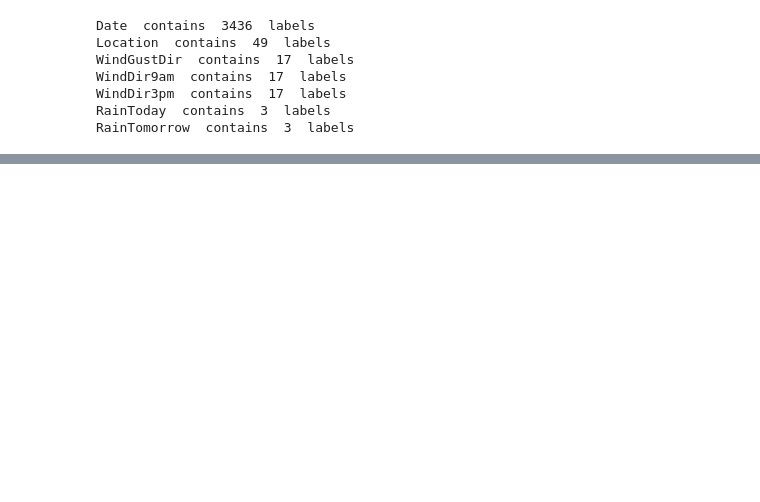
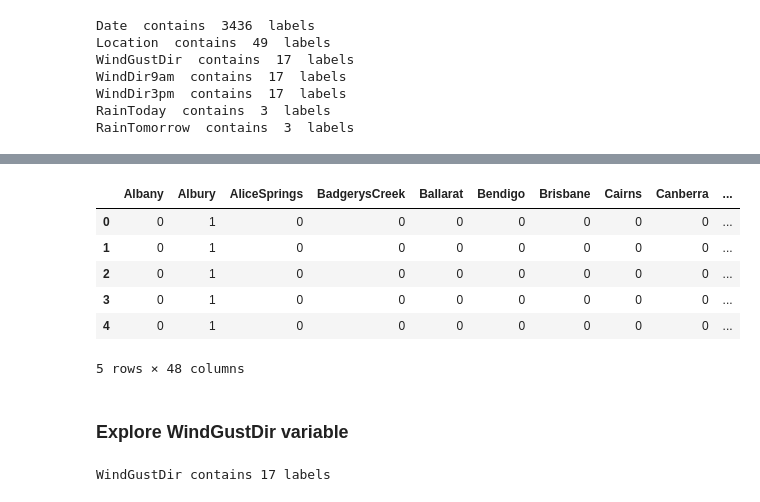
Before and after one commit to nouman-tariq/python_projects, a Jupyter notebook: machine_learning/main.ipynb, the cells around one changed output, grey strips where cells are left out. Cells and saved outputs as stored; diff of their text form; code cells hidden in the pictures; blank space fills up the shorter version.

```diff
--- a/machine_learning/main.ipynb
+++ b/machine_learning/main.ipynb
@@ -160,0 +289,20 @@ RainTomorrow  contains  3  labels
+# %%
+# let's do One Hot Encoding of Location variable
+
+pd.get_dummies(df.Location, drop_first=True).head()
+# %% [output]
+|  | Albany | Albury | AliceSprings | BadgerysCreek | Ballarat | Bendigo | Brisbane | Cairns | Canberra | ... |
+| 0 | 0 | 1 | 0 | 0 | 0 | 0 | 0 | 0 | 0 | ... |
+| 1 | 0 | 1 | 0 | 0 | 0 | 0 | 0 | 0 | 0 | ... |
+| 2 | 0 | 1 | 0 | 0 | 0 | 0 | 0 | 0 | 0 | ... |
+| 3 | 0 | 1 | 0 | 0 | 0 | 0 | 0 | 0 | 0 | ... |
+| 4 | 0 | 1 | 0 | 0 | 0 | 0 | 0 | 0 | 0 | ... |
+5 rows × 48 columns
+# %% [markdown]
+### Explore WindGustDir variable
+# %%
+# labels in WindGustDir variable
+
+print('WindGustDir contains', len(df['WindGustDir'].unique()), 'labels')
+# %% [output]
+WindGustDir contains 17 labels
```
Also changed, not shown: parts of 25 cells of this notebook.
